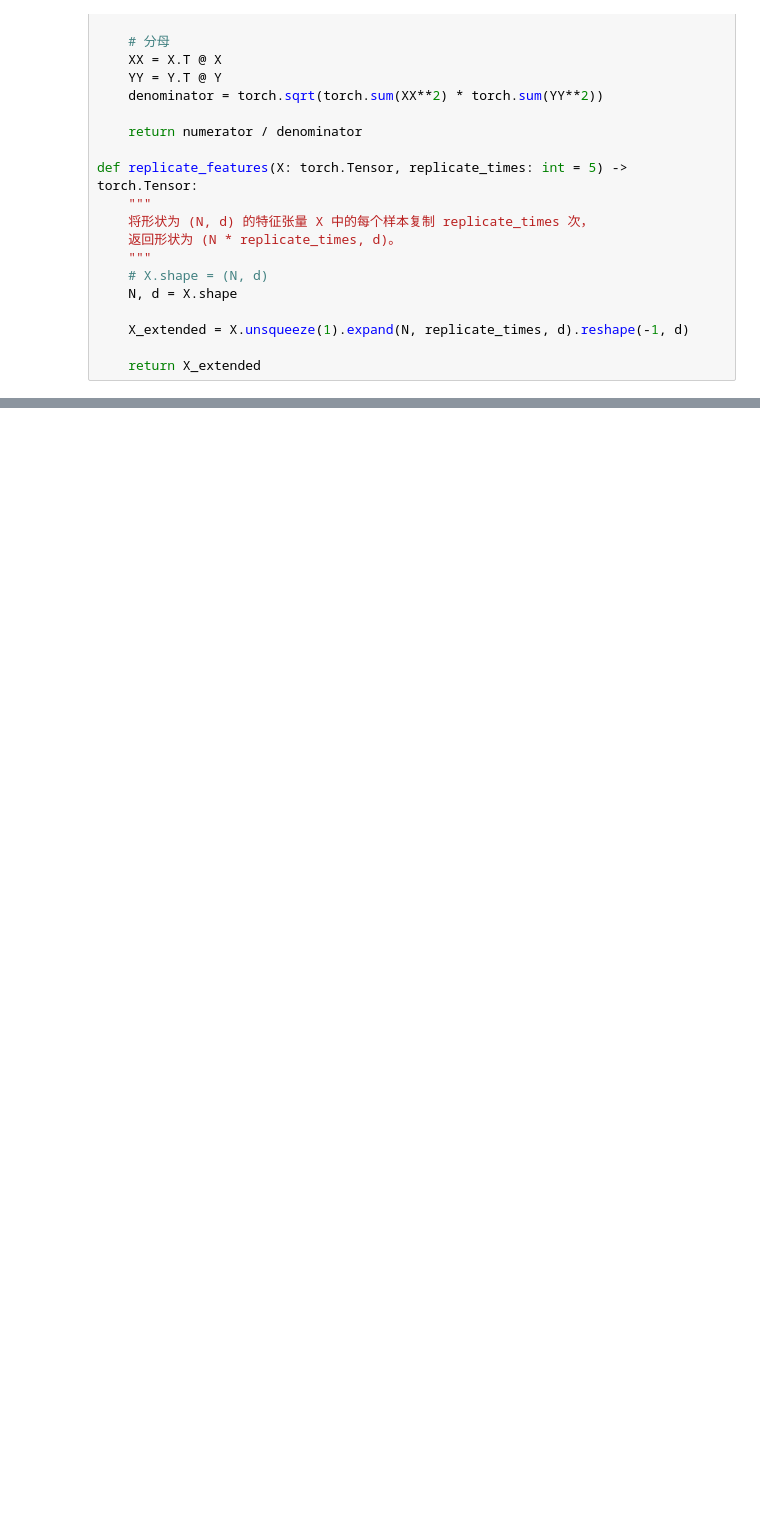
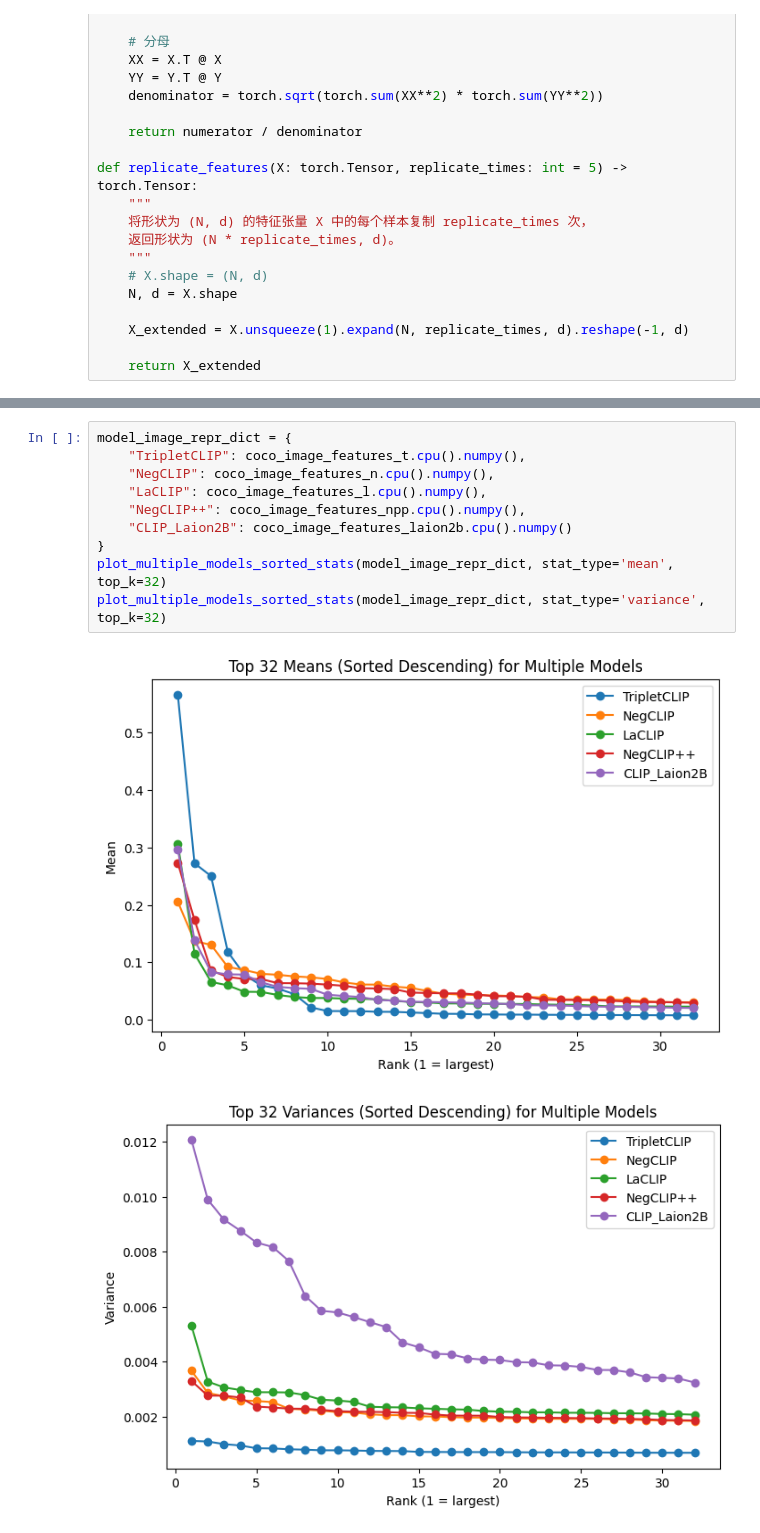
Before and after one commit to mlfoundations/open_clip, a Jupyter notebook: Feature Evaluation.ipynb, the cells around one changed output, grey strips where cells are left out. Drawn from its saved outputs; the diff is of its cells as text; blank space fills up the shorter version.

```diff
--- a/Feature Evaluation.ipynb
+++ b/Feature Evaluation.ipynb
@@ -584,0 +1079,13 @@ npp  0.963544  0.962884  0.958622  0.963751
+# %%
+model_image_repr_dict = {
+    "TripletCLIP": coco_image_features_t.cpu().numpy(),
+    "NegCLIP": coco_image_features_n.cpu().numpy(),
+    "LaCLIP": coco_image_features_l.cpu().numpy(),
+    "NegCLIP++": coco_image_features_npp.cpu().numpy(),
+    "CLIP_Laion2B": coco_image_features_laion2b.cpu().numpy()
+}
+plot_multiple_models_sorted_stats(model_image_repr_dict, stat_type='mean', top_k=32)
+plot_multiple_models_sorted_stats(model_image_repr_dict, stat_type='variance', top_k=32)
+# %% [output]
+[figure, added]
+[figure, added]
```
Also changed, not shown: parts of 48 cells of this notebook, 1 other file.
